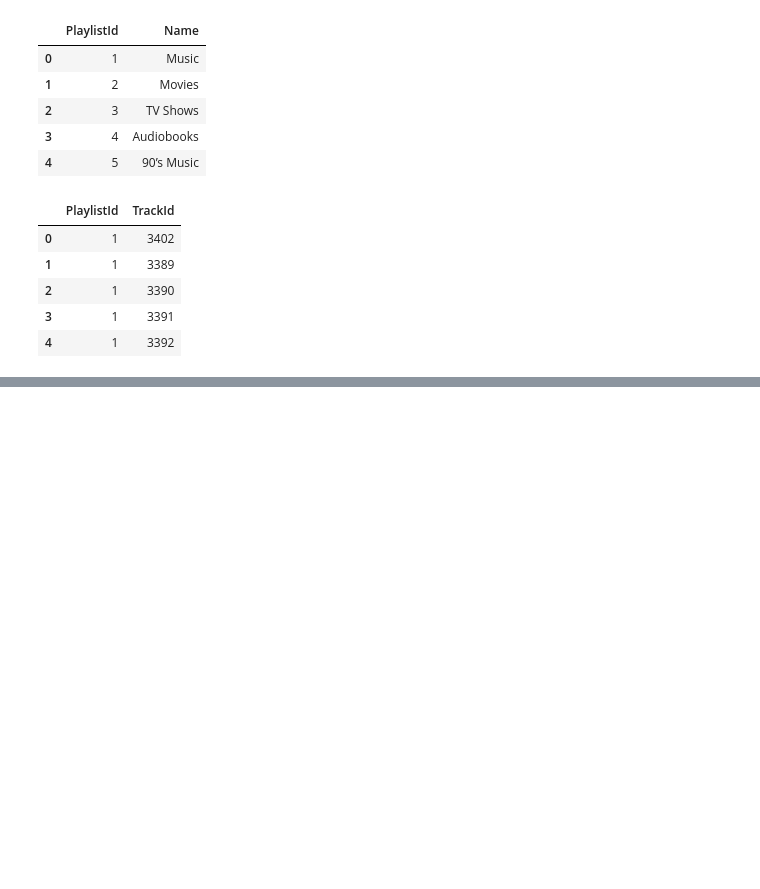
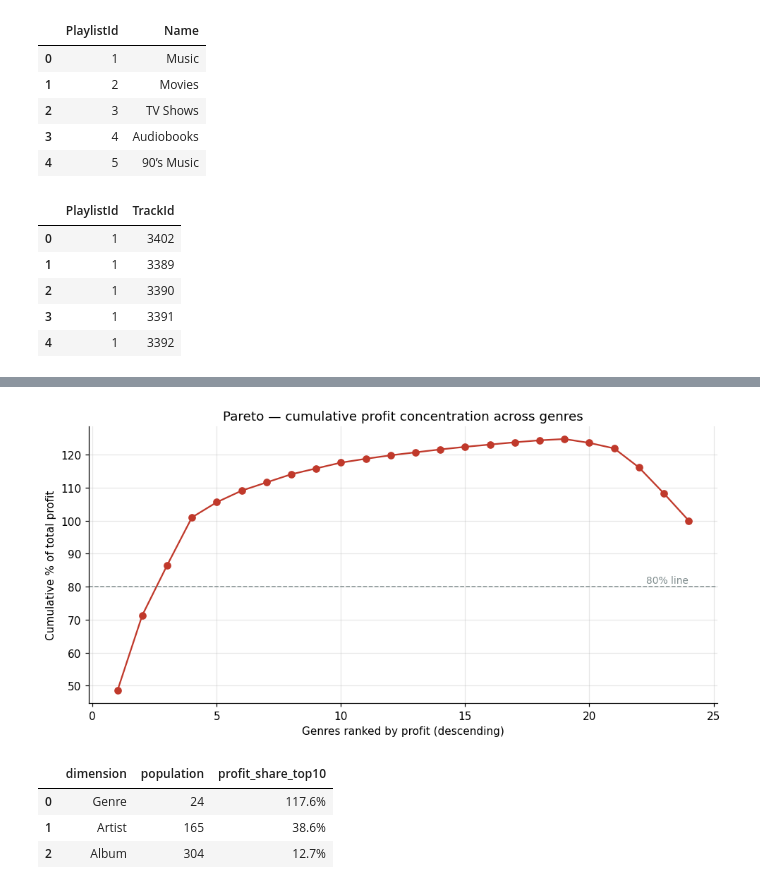
Before and after one commit to khushibhat1999/cost_analysis_project, a Jupyter notebook: chinook_db_tables.ipynb, the cells around one changed output, grey strips where cells are left out. Drawn from its saved outputs; the diff is of its cells as text; code cells hidden in the pictures; blank space fills up the shorter version.

```diff
--- a/chinook_db_tables.ipynb
+++ b/chinook_db_tables.ipynb
@@ -162,0 +509,9 @@ tracks.head()
+# %%
+artist_summary = summarize(sales_cost_master, "ArtistName")
+album_summary = summarize(sales_cost_master, "AlbumTitle")
+
+print(f"Artists with sales: {len(artist_summary)}   Albums with sales: {len(album_summary)}")
+print("\nTop 15 artists by profit:")
+display(artist_summary.head(15).round(2))
+print("\nTop 10 albums by profit:")
+display(album_summary.head(10).round(2))
@@ -162,0 +550,37 @@ tracks.head()
+# %%
+def pareto_share(summary, k=10):
+    total = summary["Profit"].sum()
+    return summary.head(k)["Profit"].sum() / total
+
+pareto = pd.DataFrame(
+    {
+        "dimension": ["Genre", "Artist", "Album"],
+        "population": [len(genre_summary), len(artist_summary), len(album_summary)],
+        "profit_share_top10": [
+            pareto_share(genre_summary),
+            pareto_share(artist_summary),
+            pareto_share(album_summary),
+        ],
+    }
+)
+pareto["profit_share_top10"] = pareto["profit_share_top10"].map(pct)
+
+fig, ax = plt.subplots(figsize=(9, 4.5))
+gs = genre_summary.copy()
+gs["CumProfitShare"] = gs["Profit"].cumsum() / gs["Profit"].sum()
+ax.plot(range(1, len(gs) + 1), gs["CumProfitShare"] * 100, marker="o", color="#C0392B")
+ax.axhline(80, ls="--", color="#7F8C8D", lw=1)
+ax.set_xlabel("Genres ranked by profit (descending)")
+ax.set_ylabel("Cumulative % of total profit")
+ax.set_title("Pareto — cumulative profit concentration across genres")
+ax.text(len(gs), 81, "80% line", color="#7F8C8D", fontsize=9, ha="right")
+plt.tight_layout()
+plt.show()
+
+pareto
+# %% [output]
+[figure, added]
+|  | dimension | population | profit_share_top10 |
+| 0 | Genre | 24 | 117.6% |
+| 1 | Artist | 165 | 38.6% |
+| 2 | Album | 304 | 12.7% |
```
Also changed, not shown: parts of 47 cells of this notebook, 1 other file.
